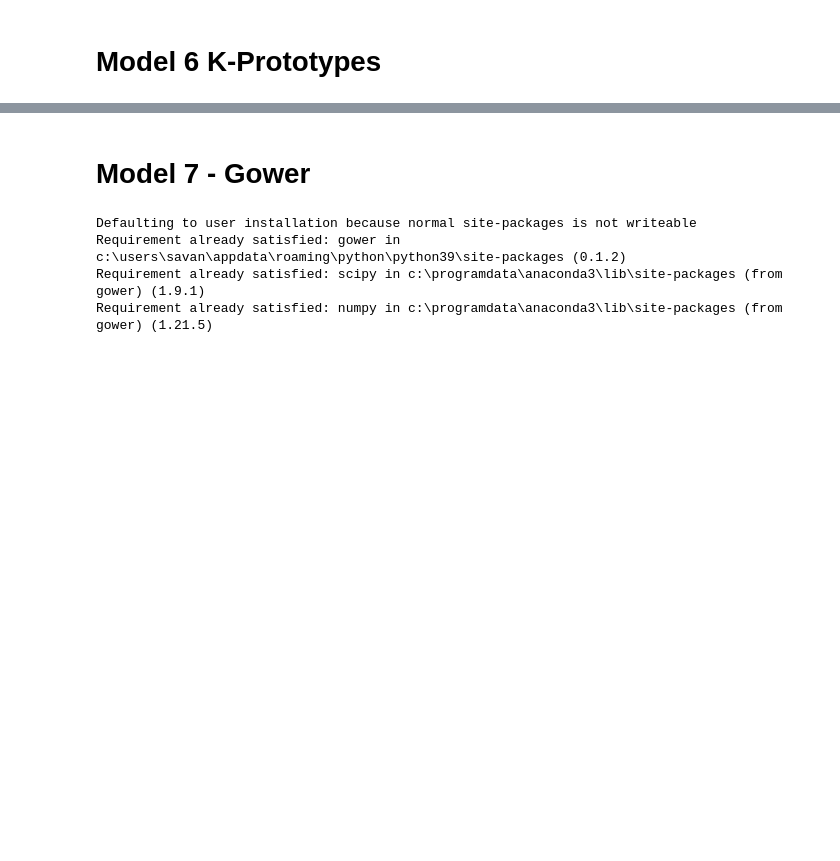
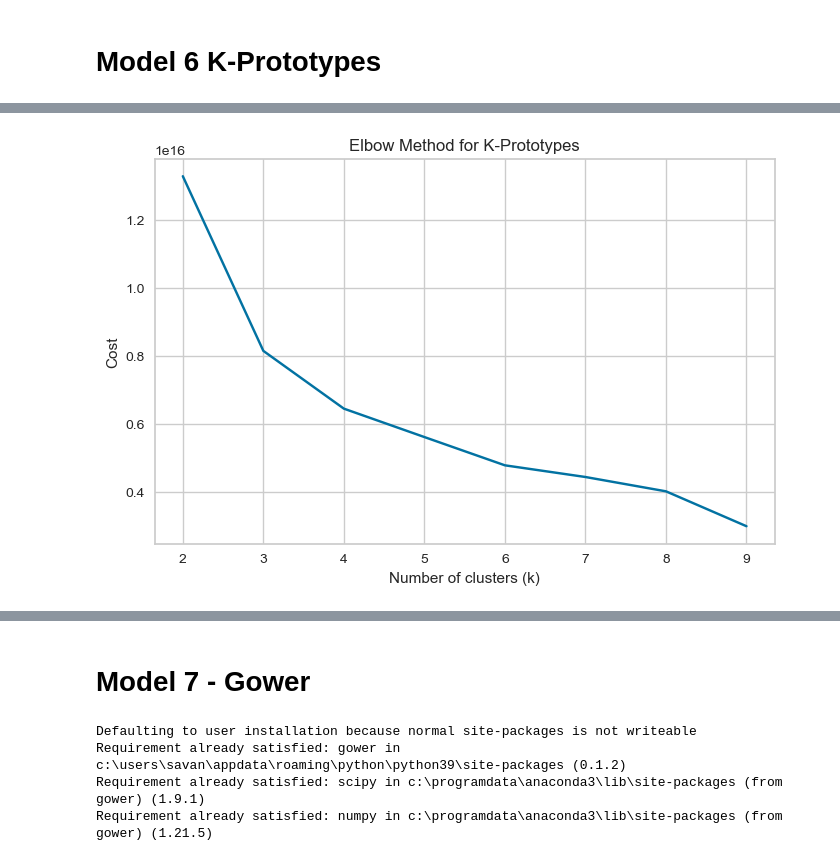
Before and after one commit to Kavindya-1/FYP, a Jupyter notebook: Initial notebook.ipynb, the cells around one changed output, grey strips where cells are left out. Drawn from its saved outputs; the diff is of its cells as text; code cells hidden in the pictures; blank space fills up the shorter version.

```diff
--- a/Initial notebook.ipynb
+++ b/Initial notebook.ipynb
@@ -1152,10 +1170,11 @@ eligible_df
 # %%
-import matplotlib.pyplot as plt
+# import matplotlib.pyplot as plt
 
-cost = []
-K = range(2, 10)  # test 2 to 9 clusters
+# cost = []
+# K = range(2, 10)
+#  # test 2 to 9 clusters
 
-for k in K:
-    kproto = KPrototypes(n_clusters=k, init='Cao', random_state=42)
-    kproto.fit_predict(cluster_data, categorical=cat_idx)
-    cost.append(kproto.cost_)
+# for k in K:
+#     kproto = KPrototypes(n_clusters=k, init='Cao', random_state=42)
+#     kproto.fit_predict(cluster_data, categorical=cat_idx)
+#     cost.append(kproto.cost_)
@@ -1171,0 +1209,10 @@ plt.show()
+# %%
+# Plot Elbow (Cost)
+plt.figure(figsize=(8,5))
+plt.plot(K, cost, 'bx-')
+plt.xlabel('Number of clusters (k)')
+plt.ylabel('Cost')
+plt.title('Elbow Method for K-Prototypes')
+plt.show()
+# %% [output]
+[figure, added]
```
Also changed, not shown: parts of 39 cells of this notebook, 2 other files.
